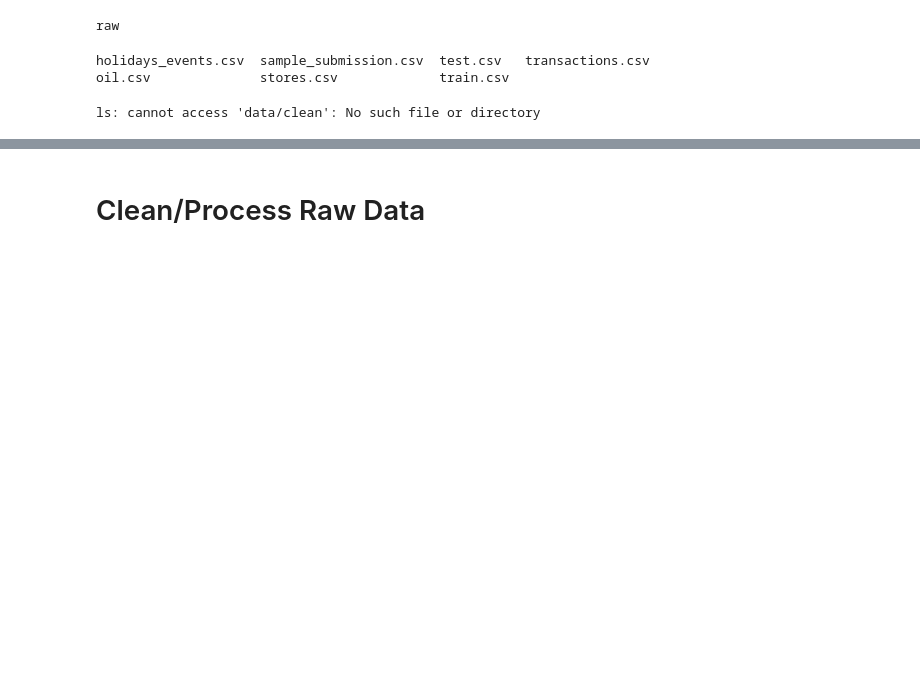
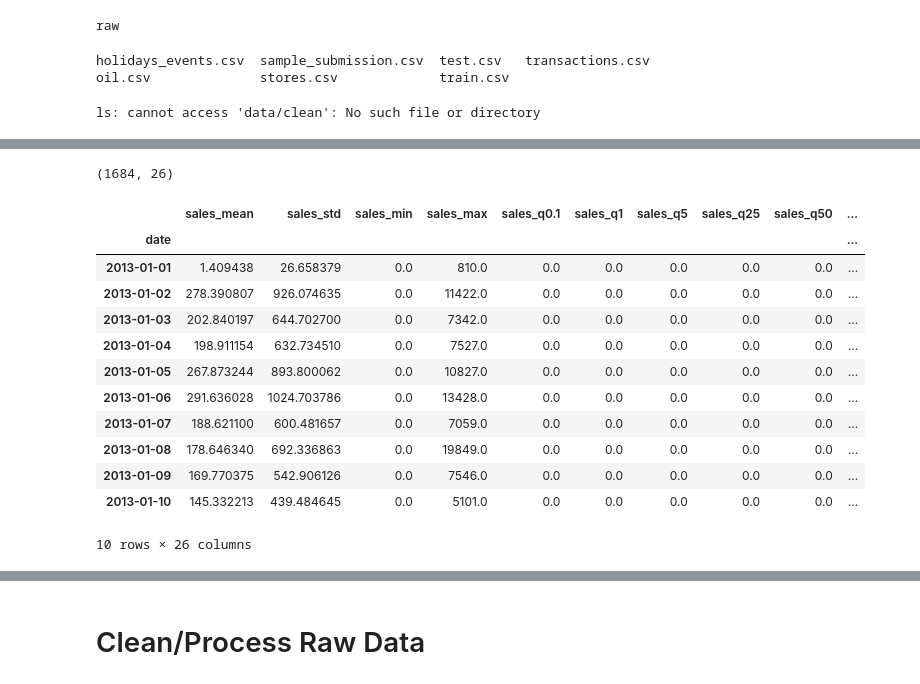
Before and after one commit to Philst4/Store-Sales, a Jupyter notebook: notebooks/pipeline.ipynb, the cells around one changed output, grey strips where cells are left out. Cells and saved outputs as stored; diff of their text form; code cells hidden in the pictures; blank space fills up the shorter version.

```diff
--- a/notebooks/pipeline.ipynb
+++ b/notebooks/pipeline.ipynb
@@ -43,3 +44,15 @@ oil.csv              stores.csv             train.csv
 !ls data/clean
 # %% [output]
 ls: cannot access 'data/clean': No such file or directory
+# %%
+import pandas as pd
+import numpy as np
+
+train = pd.read_csv("./data/raw/train.csv")
+train['date'] = pd.to_datetime(train['date'], format="%Y-%m-%d")
+
+# Make log-sales
+train['log_sales'] = np.log1p(train['sales'])
+print(train.shape)
+print(train.date.nunique())
+train.dtypes
@@ -45,0 +71,55 @@ ls: cannot access 'data/clean': No such file or directory
+# %%
+def calc_daily_stats(
+    df,
+    cols_to_roll,
+    group_cols,
+    supported_stats,
+    quantiles
+):
+    df = df.sort_values(by=group_cols + ['date'])
+
+    quantile_fns = {}
+    for quantile in quantiles:
+        quantile_fns[quantile] = lambda x, q=quantile: np.quantile(x, float(q[1:]) / 100)
+
+    daily_stats = (
+        df
+        .groupby(['date'] + group_cols, observed=True)[cols_to_roll]
+        .agg(supported_stats + list(quantile_fns.values()))
+        .reset_index()
+        .set_index('date')
+    )
+
+    # Flatten the multi-index
+    suffix = f"_wrt_{'_'.join(group_cols)}" if group_cols else ""
+    new_cols = group_cols.copy()
+    for col in cols_to_roll:
+        for stat in supported_stats + quantiles:
+            new_cols.append(f"{col}_{stat}{suffix}")
+    daily_stats.columns = new_cols
+
+    return daily_stats
+
+cols_to_roll = ['sales', 'log_sales']
+group_cols = []
+supported_stats = ['mean', 'std', 'min', 'max']
+quantiles = ['q0.1', 'q1', 'q5', 'q25', 'q50', 'q75', 'q95', 'q99', 'q99.9']
+
+daily_stats = calc_daily_stats(train, cols_to_roll, group_cols, supported_stats, quantiles)
+print(daily_stats.shape)
+daily_stats.head(10)
+# %% [output]
+(1684, 26)
+|  | sales_mean | sales_std | sales_min | sales_max | sales_q0.1 | sales_q1 | sales_q5 | sales_q25 | sales_q50 | ... |
+| date |  |  |  |  |  |  |  |  |  | ... |
+| 2013-01-01 | 1.409438 | 26.658379 | 0.0 | 810.0 | 0.0 | 0.0 | 0.0 | 0.0 | 0.0 | ... |
+| 2013-01-02 | 278.390807 | 926.074635 | 0.0 | 11422.0 | 0.0 | 0.0 | 0.0 | 0.0 | 0.0 | ... |
+| 2013-01-03 | 202.840197 | 644.702700 | 0.0 | 7342.0 | 0.0 | 0.0 | 0.0 | 0.0 | 0.0 | ... |
+| 2013-01-04 | 198.911154 | 632.734510 | 0.0 | 7527.0 | 0.0 | 0.0 | 0.0 | 0.0 | 0.0 | ... |
+| 2013-01-05 | 267.873244 | 893.800062 | 0.0 | 10827.0 | 0.0 | 0.0 | 0.0 | 0.0 | 0.0 | ... |
+| 2013-01-06 | 291.636028 | 1024.703786 | 0.0 | 13428.0 | 0.0 | 0.0 | 0.0 | 0.0 | 0.0 | ... |
+| 2013-01-07 | 188.621100 | 600.481657 | 0.0 | 7059.0 | 0.0 | 0.0 | 0.0 | 0.0 | 0.0 | ... |
+| 2013-01-08 | 178.646340 | 692.336863 | 0.0 | 19849.0 | 0.0 | 0.0 | 0.0 | 0.0 | 0.0 | ... |
+| 2013-01-09 | 169.770375 | 542.906126 | 0.0 | 7546.0 | 0.0 | 0.0 | 0.0 | 0.0 | 0.0 | ... |
+| 2013-01-10 | 145.332213 | 439.484645 | 0.0 | 5101.0 | 0.0 | 0.0 | 0.0 | 0.0 | 0.0 | ... |
+10 rows × 26 columns
```
Also changed, not shown: parts of 13 cells of this notebook.
